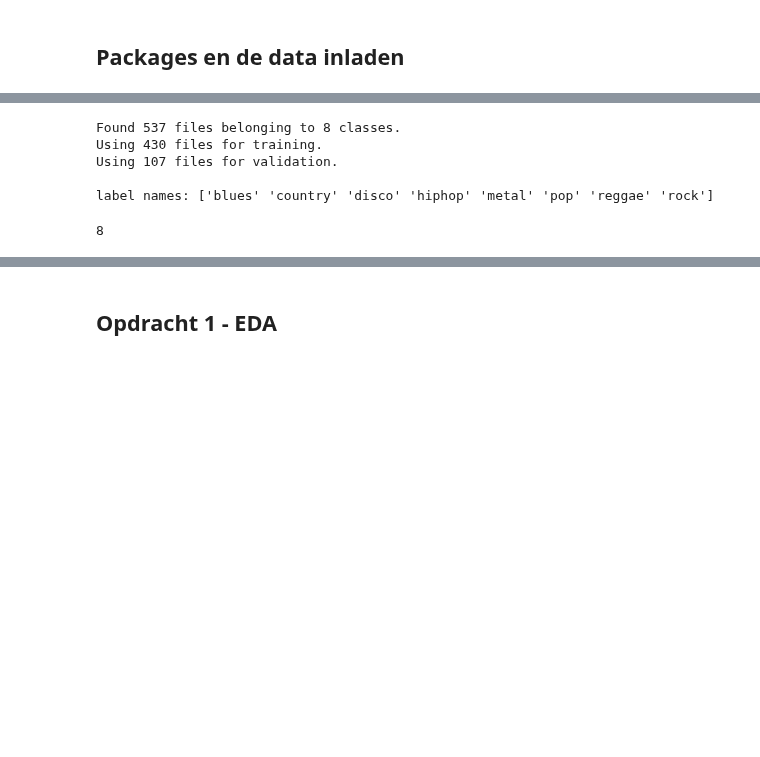
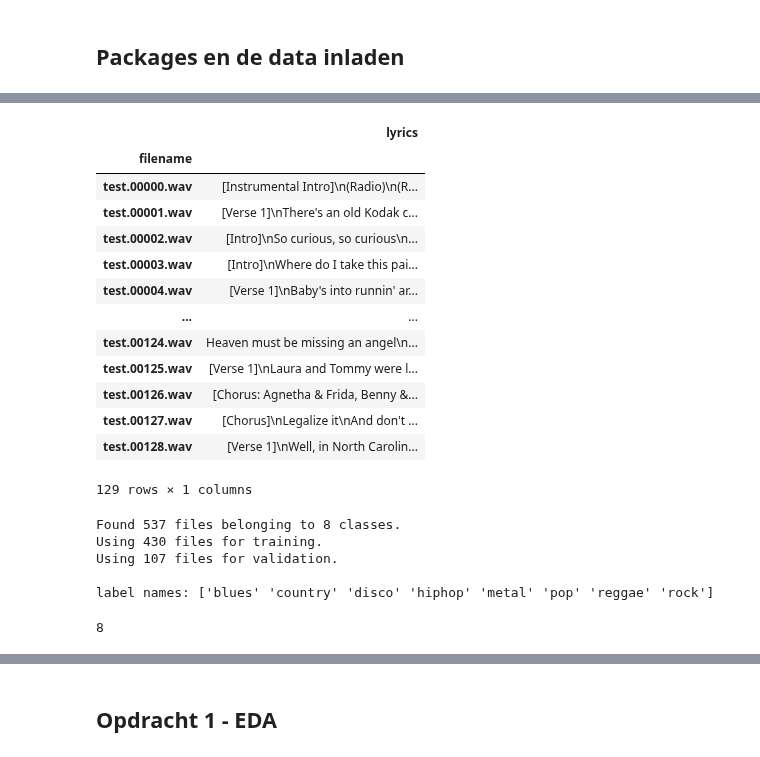
Before and after one commit to IsaD01/Deep-learning-, a Jupyter notebook: Portfolio opdracht 2/Portfolio 2.ipynb, the cells around one changed output, grey strips where cells are left out. Saved outputs shown, nothing was run; the diff lists cells and outputs as text; code cells hidden in the pictures; blank space fills up the shorter version.

```diff
--- a/Portfolio opdracht 2/Portfolio 2.ipynb
+++ b/Portfolio opdracht 2/Portfolio 2.ipynb
@@ -83,6 +81,23 @@ os.chdir('/content/drive/MyDrive/Colab Notebooks/Deep-learning/Portfolio opdrach
 
 train = pd.read_csv('train.csv', index_col='filename')
 test = pd.read_csv('test.csv', index_col='filename')
+# %%
+test
+# %% [output]
+|  | lyrics |
+| filename |  |
+| test.00000.wav | [Instrumental Intro]\n(Radio)\n(R... |
+| test.00001.wav | [Verse 1]\nThere's an old Kodak c... |
+| test.00002.wav | [Intro]\nSo curious, so curious\n... |
+| test.00003.wav | [Intro]\nWhere do I take this pai... |
+| test.00004.wav | [Verse 1]\nBaby's into runnin' ar... |
+| ... | ... |
+| test.00124.wav | Heaven must be missing an angel\n... |
+| test.00125.wav | [Verse 1]\nLaura and Tommy were l... |
+| test.00126.wav | [Chorus: Agnetha & Frida, Benny &... |
+| test.00127.wav | [Chorus]\nLegalize it\nAnd don't ... |
+| test.00128.wav | [Verse 1]\nWell, in North Carolin... |
+129 rows × 1 columns
 # %%
 #Train en validation set inladen
 
@@ -103,10 +118,8 @@ Using 430 files for training.
 Using 107 files for validation.
 
 label names: ['blues' 'country' 'disco' 'hiphop' 'metal' 'pop' 'reggae' 'rock']
-# %%
-#aantal labels
-
-len(label_names)
-# %% [output]
-8
+# %%
+len(label_names)
+# %% [output]
+8
 # %%
```
Also changed, not shown: parts of 47 cells of this notebook.
